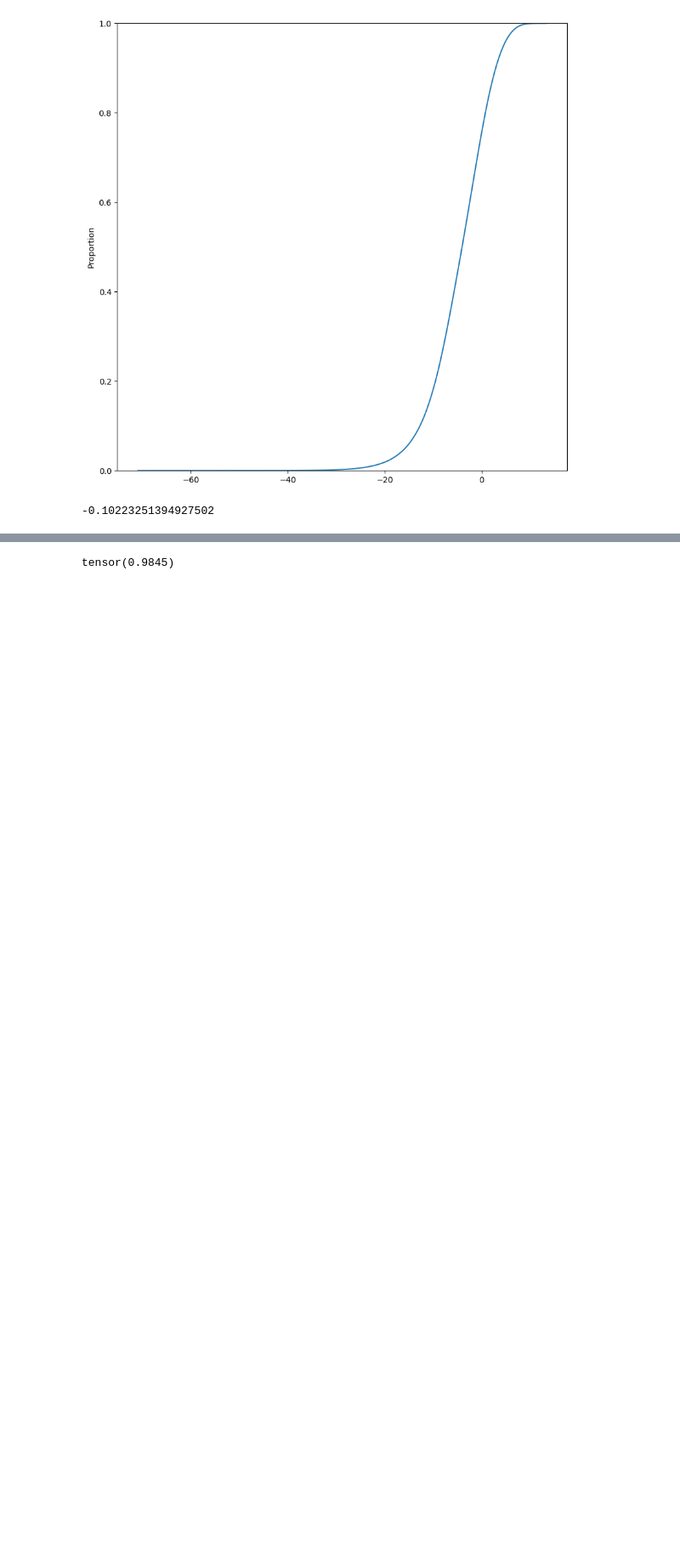
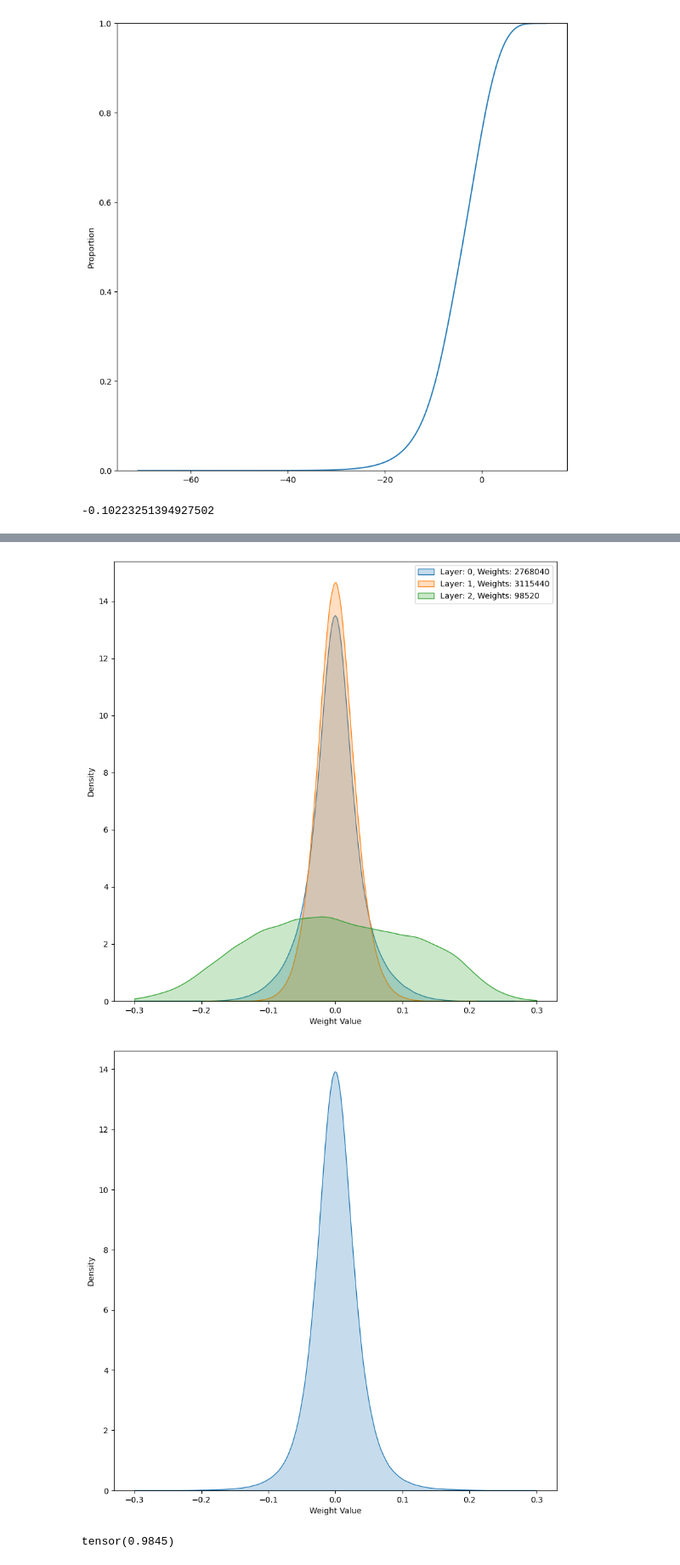
Before and after one commit to Cambridge-Uni-MLMI-Advanced-ML-21-22-G7/BBB, a Jupyter notebook: jupyter/classification.ipynb, the cells around one changed output, grey strips where cells are left out. Shown at 85% size. Cells and saved outputs as stored; diff of their text form; code cells hidden in the pictures; blank space fills up the shorter version.

Commit message:
Pruned weight plotting

```diff
--- a/jupyter/classification.ipynb
+++ b/jupyter/classification.ipynb
@@ -34,7 +38,7 @@ ModelDetails = namedtuple('ModelDetails', 'dir mclass')
 # %%
 MODEL_DETAILS_DICT = {
     # BNN
-    "bnn_1200": ModelDetails("../saved_models/BBB_classification/baseline/single_gaussian_prior/1200/2022-03-15-09.18.07", ClassificationBNN),
+   m
     "bnn_800": ModelDetails("../saved_models/BBB_classification/baseline/single_gaussian_prior/800/2022-03-15-14.25.46", ClassificationBNN),
     "bnn_400": ModelDetails("../saved_models/BBB_classification/baseline/single_gaussian_prior/400/2022-03-15-14.26.34", ClassificationBNN),
     # DNN - no dropout
@@ -46,9 +50,6 @@ MODEL_DETAILS_DICT = {
     "dnn_do_800": ModelDetails("../saved_models/DNN_classification/dropout/0.5/800/2022-03-15-15.58.04", ClassificationDNN),
     "dnn_do_1200": ModelDetails("../saved_models/DNN_classification/dropout/0.5/400/2022-03-15-16.26.18", ClassificationDNN),
 }
-
-# What is this?
-# bnn_1200_10_epoch = ModelDetails("../saved_models/BBB_classification/2022-03-16-16.59.02", ClassificationBNN)
 # %% [markdown]
 ## Set Model
 # %%
@@ -199,6 +200,5 @@ snr_threshold
 # %% [output]
 -0.10223251394927502
 # %%
-weight_fill_masks = [
-    weight_snr_tensors[i] < snr_threshold for i in range(len(weight_snr_tensors))
-]
+# pruning those weights that are True in the mask.
+weight_fill_masks = [weight_snr_tensors[i] < snr_threshold for i in range(len(weight_snr_tensors))]
@@ -206,0 +234,15 @@ net.prune_weights(weight_fill_masks)
+# %%
+bfc_layers = [layer for layer in net.model if isinstance(layer, BaseBFC)]
+non_pruned_samples = []
+for layer_samples, layer, layer_mask in zip(samples, bfc_layers, weight_fill_masks):
+     ls = torch.reshape(layer_samples, shape=(net.inference_samples, layer.dim_in, layer.dim_out))
+     non_pruned_samples_layer = []
+
+     for i, sample in enumerate(ls):
+          non_pruned_weights = sample[~layer_mask.T]
+          num_non_pruned_weights, num_weights = non_pruned_weights.shape[0], sample.shape[0]*sample.shape[1]
+          non_pruned_samples_layer.append(non_pruned_weights.flatten())
+
+          print("Number of non-pruned weights: {} - {} of original layer".format(num_non_pruned_weights, round(num_non_pruned_weights/num_weights, 2)))
+
+     non_pruned_samples.append(torch.flatten(torch.stack(non_pruned_samples_layer)))
@@ -207,3 +267,8 @@ net.prune_weights(weight_fill_masks)
+# %%
+plot_weight_samples(non_pruned_samples)
+# %% [output]
+[figure, added]
+[figure, added]
 # %%
 eval_dict = evaluate_classifier(net, X_val)
 eval_dict['eval_score']
```
Also changed, not shown: parts of 12 cells of this notebook, 2 other files.
